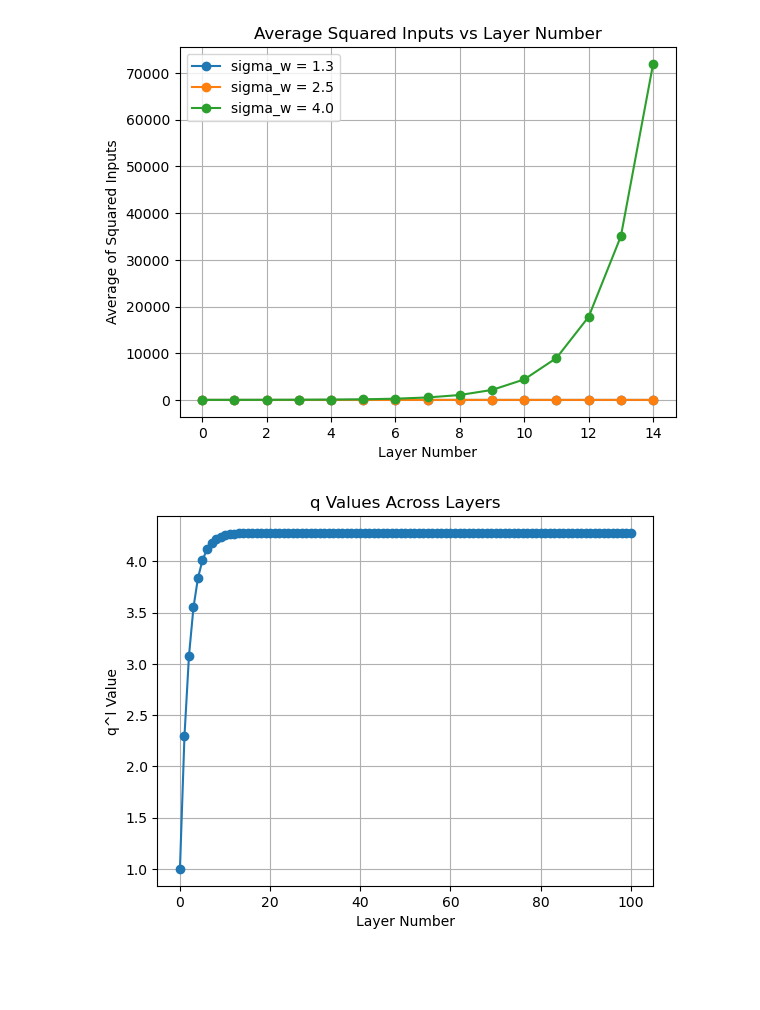
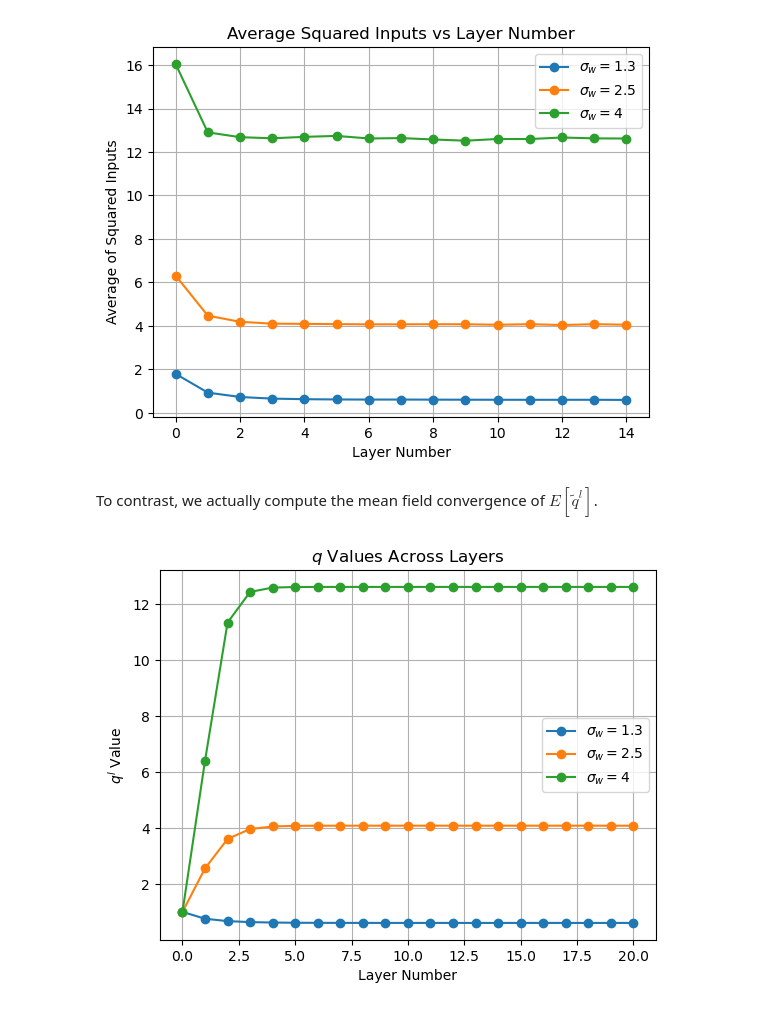
Before and after one commit to rasch001/Deep_Learning, a Jupyter notebook: project_1_file_3.ipynb, the cells around one changed output. Cells and saved outputs as stored; diff of their text form; code cells hidden in the pictures; blank space fills up the shorter version.

```diff
--- a/project_1_file_3.ipynb
+++ b/project_1_file_3.ipynb
@@ -80,37 +112,39 @@ plt.show()
 # %%
 # Parameters
 num_layers = 15
-layer_size = 40
+layer_width = 80
 sigma_b = 0.3
 
-# Function to compute average squared input per layer
-def compute_avg_squared_input(num_layers, layer_size, sigma_w, sigma_b, num_networks=1000, num_inputs=1000):
-    squared_inputs = torch.zeros(num_layers + 1)
+
+def compute_avg_squared_input(num_layers, layer_width, sigma_w, sigma_b, num_networks=1000, num_inputs=1):
+    squared_inputs = [[] for _ in range(num_layers + 1)]
 
     for _ in range(num_networks):
-        model = DeepFeedforwardNetwork(num_layers, layer_size, sigma_w, sigma_b)
-        inputs = torch.randn(num_inputs, layer_size)  # Standard normal distribution
+        model = DeepFeedforwardNetwork(num_layers, layer_width, sigma_w, sigma_b, activation_function=torch.tanh)
+        inputs = torch.randn(num_inputs, layer_width)  # Standard normal distribution
         _, activations = model(inputs)
         for i, activation in enumerate(activations):
-            squared_inputs[i] += torch.mean(activation ** 2)
+            mean_squared = torch.mean(activation ** 2, dim=0).mean().item()
+            squared_inputs[i].append(mean_squared)
 
-    avg_squared_inputs = squared_inputs / num_networks
-    return avg_squared_inputs
+    return [sum(squared_activations)/num_networks for squared_activations in squared_inputs]
 
 
-for i in [1.3,2.5,4.0]:
+for sigma_w in [1.3,2.5,4]:
     # Compute distribution
-    avg_squared_inputs_distribution = compute_avg_squared_input(num_layers, layer_size, sigma_w=i/2, sigma_b=sigma_b)
+    avg_squared_inputs_distribution = compute_avg_squared_input(num_layers, layer_width, sigma_w=sigma_w, sigma_b=sigma_b)
     # Plot results
-    plt.plot(range(num_layers), avg_squared_inputs_distribution.cpu().detach().numpy()[:-1], marker='o', linestyle='-', label=f'sigma_w = {i}')
+    plt.plot(range(num_layers), avg_squared_inputs_distribution[:-1], marker='o', linestyle='-', label=fr'$\sigma_w = {sigma_w}$')
 plt.xlabel('Layer Number')
 plt.ylabel('Average of Squared Inputs')
 plt.title('Average Squared Inputs vs Layer Number')
 plt.legend()
 plt.grid(True)
 plt.show()
 # %% [output]
-[figure, old version]
+[figure, new version]
+# %% [markdown]
+To contrast, we actually compute the mean field convergence of $E[\tilde{q}^l]$.
 # %%
 import numpy as np
 from scipy.integrate import quad
@@ -151,20 +185,18 @@ def compute_q_layers(sigma_w, sigma_b, num_layers, activation_function=None):
     return q_values
 
 # Example usage
-sigma_w = 4
 sigma_b = 0.3
-num_layers = 100
+num_layers = 20
 
-q_values = compute_q_layers(sigma_w, sigma_b, num_layers)
+for sigma_w in [1.3, 2.5, 4]:
+    q_values = compute_q_layers(sigma_w, sigma_b, num_layers, activation_function=np.tanh)
+    plt.plot(range(num_layers + 1), q_values, marker='o', linestyle='-', label=fr"$\sigma_w = {sigma_w}$")
 
-# Plot the results
-import matplotlib.pyplot as plt
-
-plt.plot(range(num_layers + 1), q_values, marker='o', linestyle='-')
-plt.xlabel('Layer Number')
-plt.ylabel('q^l Value')
-plt.title('q Values Across Layers')
+plt.xlabel(r'Layer Number')
+plt.ylabel(r'$q^l$ Value')
+plt.title(r'$q$ Values Across Layers')
+plt.legend()
 plt.grid(True)
 plt.show()
 # %% [output]
-[figure, old version]
+[figure, new version]
```
Also changed, not shown: parts of 11 cells of this notebook.
